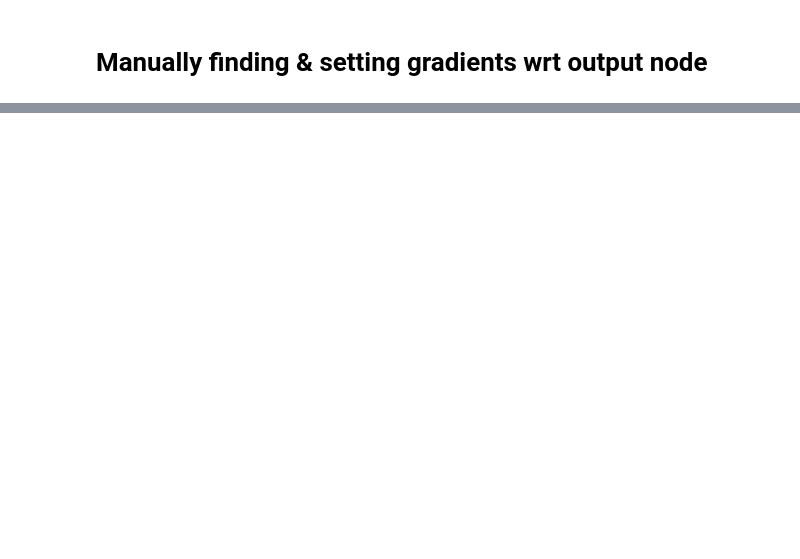
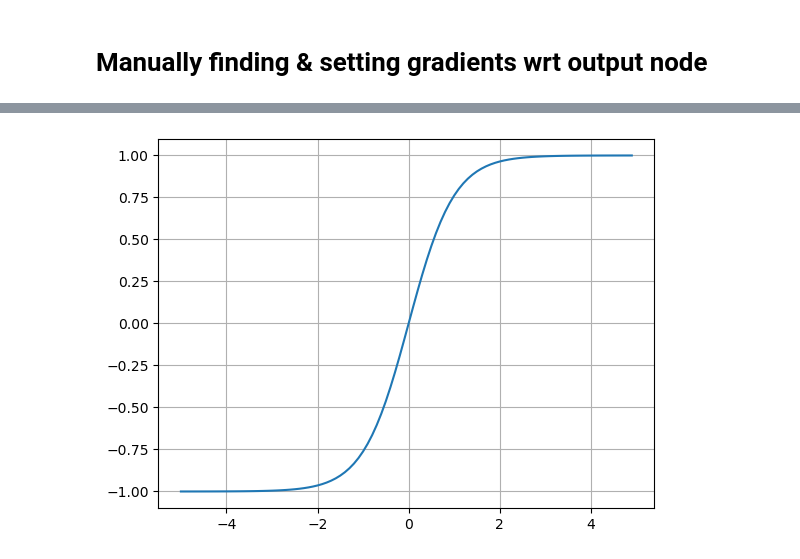
Before and after one commit to Om-Shandilya/micrograd_from_scratch, a Jupyter notebook: micrograd.ipynb, the cells around one changed output, grey strips where cells are left out. Saved outputs shown, nothing was run; the diff lists cells and outputs as text; code cells hidden in the pictures; blank space fills up the shorter version.

Commit message:
Add neurons and activation Functions

```diff
--- a/micrograd.ipynb
+++ b/micrograd.ipynb
@@ -235,0 +266,7 @@ grad wrt a -1.9999999999953388
+# %%
+# Visualizing tanh activation function's squashing property with output range [-1, 1]
+
+plt.plot(np.arange(-5,5,0.1), np.tanh(np.arange(-5,5,0.1)))
+plt.grid()
+# %% [output]
+[figure, added]
```
Also changed, not shown: parts of 8 cells of this notebook.
